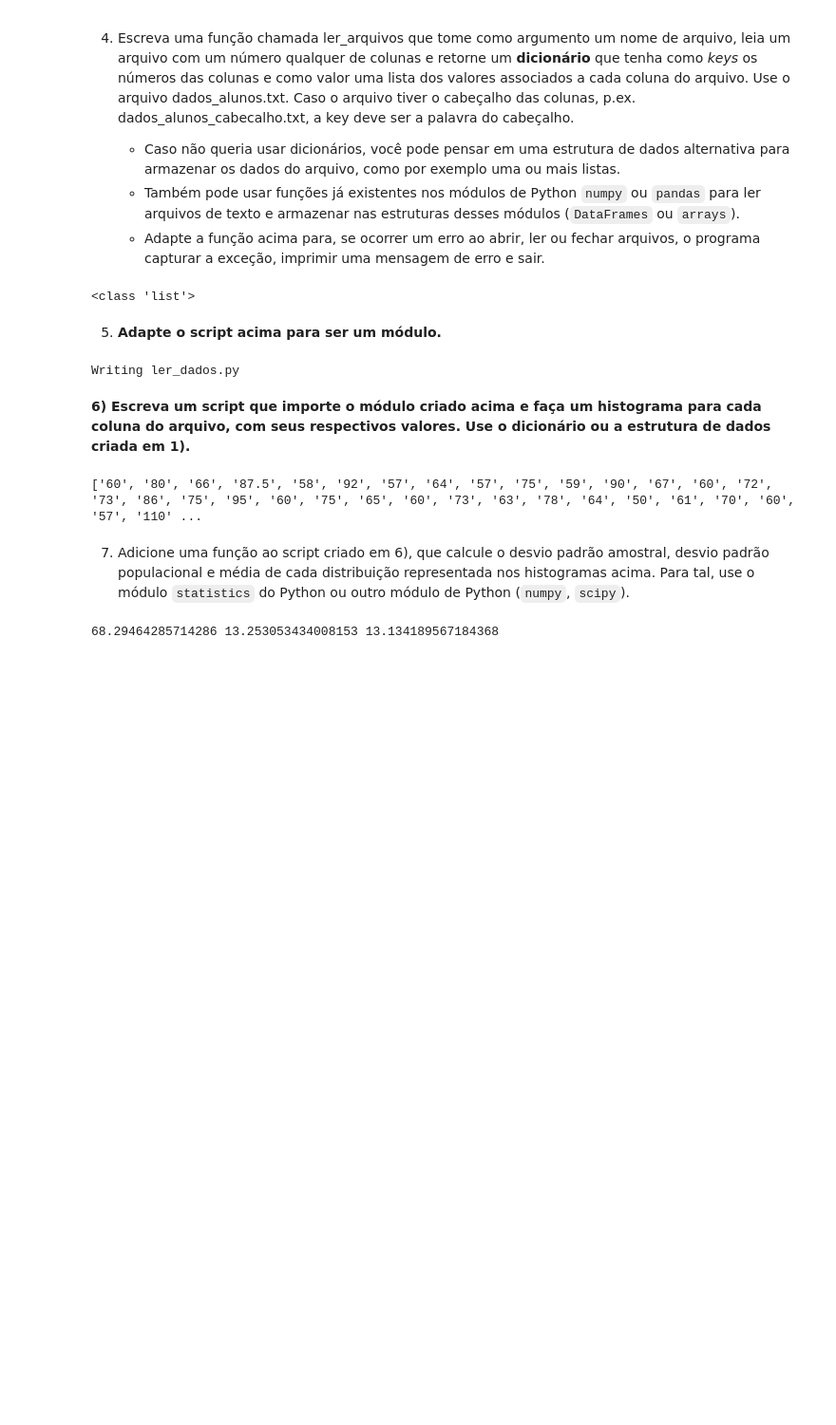
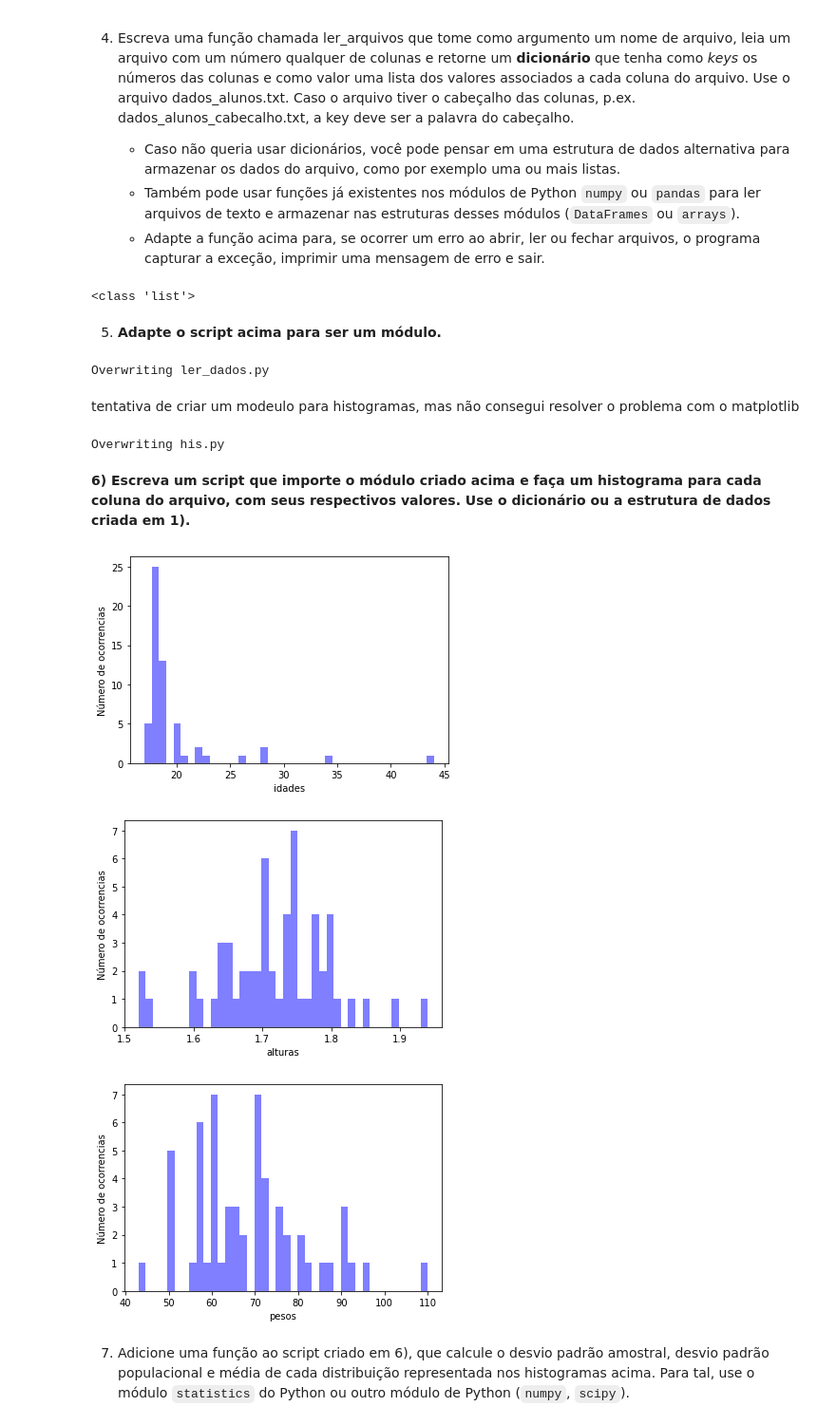
Before and after one commit to LenonAbreu/pythonUerj, a Jupyter notebook: aulas-9-10/aula9_listas_modulos.ipynb, the cells around one changed output. Shown at 95% size. Drawn from its saved outputs; the diff is of its cells as text; code cells hidden in the pictures; blank space fills up the shorter version.

```diff
--- a/aulas-9-10/aula9_listas_modulos.ipynb
+++ b/aulas-9-10/aula9_listas_modulos.ipynb
@@ -198,6 +201,8 @@ __main__
    * Adapte a função acima para, se ocorrer um erro ao abrir, ler ou fechar arquivos, o programa capturar a exceção, imprimir uma mensagem de erro e sair.
 # %%
 def ler_arquivos(nome,k):
+  '''Programa para ler um arquivo e retornar uma lista com o valor do indice da coluna desse arquivo e uma lista com todas as linhas daquela coluna
+  '''
   import numpy as np
   x = []
   y = []
@@ -205,7 +210,7 @@ def ler_arquivos(nome,k):
   for line in arq:
     X = line.split()
     x.append(X)
-  for i in range(1,len(x)):
+  for i in range(1,len(x)):#separa os elementos da lista
     u = float(x[i][k])
     y.append(u)
   return x[0][k],y
@@ -221,10 +226,13 @@ print(type(a))
 # %%
 %%writefile ler_dados.py
 def ler_arquivos(nome,k):
+  '''Programa para ler um arquivo e retornar uma lista com o valor do indice da coluna desse arquivo e uma lista com todas as linhas daquela coluna
+  '''
   import numpy as np
   x = []
   y = []
   arq = open(nome)
+  quant =
   for line in arq:
     X = line.split()
     x.append(X)
@@ -232,26 +240,59 @@ def ler_arquivos(nome,k):
     y.append(x[i][k])
   return x[0][k],y
 # %% [output]
-Writing ler_dados.py
+Overwriting ler_dados.py
+# %% [markdown]
+tentativa de criar um modeulo para histogramas, mas não consegui resolver o problema com o matplotlib
+# %%
+%%writefile his.py
+'''modulo para auxiliar criação de histogramas'''
+def trans_f(lista):
+  import numpy as np
+  import matplotlib.mlab as mlab
+  import matplotlib.pyplot as plt
+  '''retorna uma lista transformada para float, ignorando o primeiro elemento dessa lista.'''
+  var = []
+  for i in range(1,len(lista)): #transformando os itens das de strings para floats para realizar o histograma
+    var.append(float(lista[i]))
+  return var
+
+
+
+def histograma(dados, unidade, num_bins):
+  import numpy as np
+  import matplotlib.mlab as mlab
+  import matplotlib.pyplot as plt
+  '''Retorna um histrograma contendo montando em matplotlib, (lista com dados, unidade para legenda, espaçamento)
+  '''
+  plt.xlabel(unidade)
+  plt.ylabel('Número de ocorrencias')
+  n, bins, patches = plt.hist(dados, num_bins, facecolor='blue', alpha=0.5)
+  plt.show()
+# %% [output]
+Overwriting his.py
 # %% [markdown]
 **6) Escreva um script que importe o módulo criado acima e faça um histograma para cada coluna do arquivo, com seus respectivos valores. Use o dicionário ou a estrutura de dados criada em 1).**
-# %%
-import ler_dados as ld
-a = ld.ler_arquivos('dados_alunos_cabecalho.csv',2)[1]
-
-print(a)
-# %% [output]
-['60', '80', '66', '87.5', '58', '92', '57', '64', '57', '75', '59', '90', '67', '60', '72', '73', '86', '75', '95', '60', '75', '65', '60', '73', '63', '78', '64', '50', '61', '70', '60', '57', '110' ...
+# %%
+import ler_dados as ld
+import his
+import numpy as np
+import matplotlib.mlab as mlab
+import matplotlib.pyplot as plt
+ajuda = []
+
+for i in (0,1,2):
+  label =  ld.ler_arquivos('dados_alunos_cabecalho.csv',i)[0]
+  a = ld.ler_arquivos('dados_alunos_cabecalho.csv',i)[1]
+  for j in range(len(a)):
+    ajuda.append(float(a[j]))
+    plt.xlabel(label)
+  plt.ylabel('Número de ocorrencias')
+  n, bins, patches = plt.hist(ajuda, 40, facecolor='blue', alpha=0.5)
+  plt.show()
+  ajuda = []
+# %% [output]
+[figure, added]
+[figure, added]
+[figure, added]
 # %% [markdown]
 7) Adicione uma função ao script criado em 6), que calcule o desvio padrão amostral, desvio padrão populacional e média de cada distribuição representada nos histogramas acima. Para tal, use o módulo `statistics` do Python ou outro módulo de Python (`numpy`, `scipy`).
-# %%
-import statistics as est
-import matplotlib as plt
-media = est.mean(a) #média
-d_p_a = est.stdev(a) #Desvio padrão de dados amostrais.
-d_p_p = est.pstdev(a) #Desvio padrão de dados populacionais.
-print(media,d_p_a,d_p_p)
-#plt.hist(a)
-#plt.show()
-# %% [output]
-68.29464285714286 13.253053434008153 13.134189567184368
```
Also changed, not shown: parts of 3 cells of this notebook.
